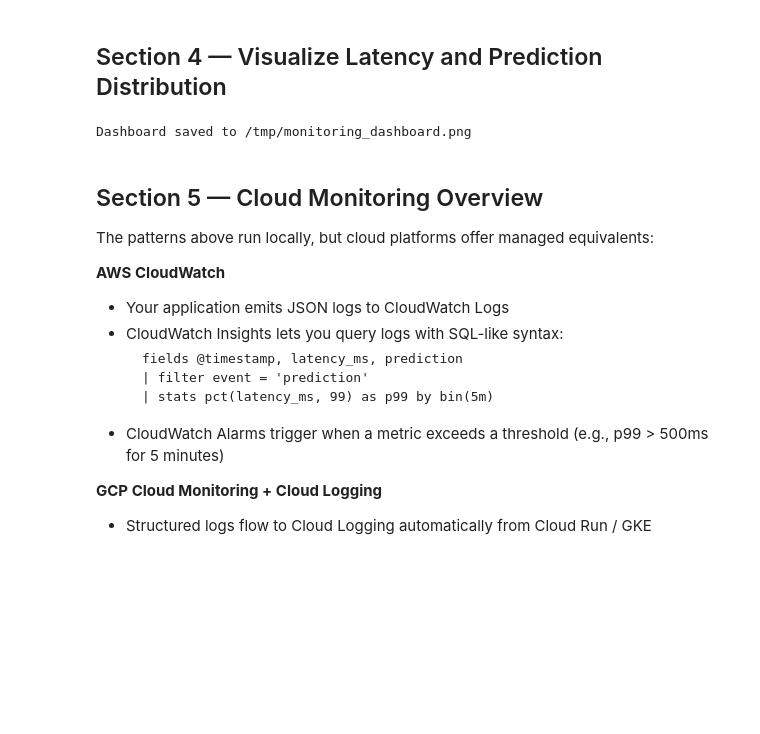
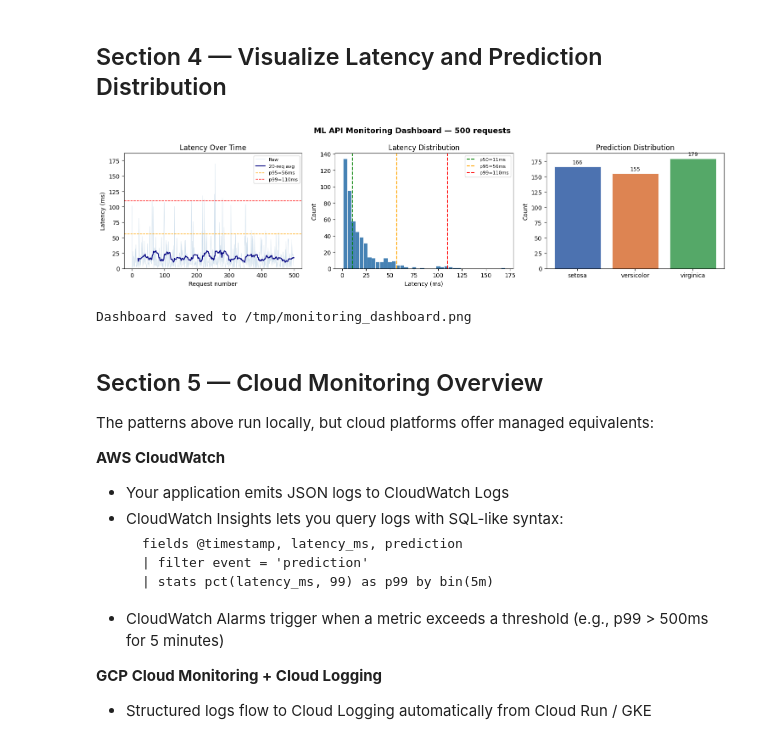
Before and after one commit to A-Alwabel/AI-Diploma-Program, a Jupyter notebook: Course 11/unit3-cloud-deployment/examples/06_monitoring_logging_cloud.ipynb, the cells around one changed output. Saved outputs shown, nothing was run; the diff lists cells and outputs as text; code cells hidden in the pictures; blank space fills up the shorter version.

```diff
--- a/Course 11/unit3-cloud-deployment/examples/06_monitoring_logging_cloud.ipynb
+++ b/Course 11/unit3-cloud-deployment/examples/06_monitoring_logging_cloud.ipynb
@@ -228,8 +228,9 @@ Min confidence    : 0.510
 # %% [markdown]
 ## Section 4 — Visualize Latency and Prediction Distribution
 # %%
-import matplotlib
-matplotlib.use('Agg')
+# Build the 3-panel monitoring dashboard: latency over time, latency
+# distribution, and prediction-class distribution. Rendered inline (no 'Agg'
+# backend switch) so the charts are visible in the notebook itself.
 import matplotlib.pyplot as plt
 import matplotlib.ticker as ticker
 
@@ -252,33 +253,34 @@ ax.set_ylim(0, min(latencies.max() * 1.1, 300))
 # Plot 2: Latency distribution
 ax = axes[1]
 ax.hist(latencies, bins=40, color='steelblue', edgecolor='white', linewidth=0.5)
 ax.axvline(p50, color='green', linestyle='--', label=f'p50={p50:.0f}ms')
 ax.axvline(p95, color='orange', linestyle='--', label=f'p95={p95:.0f}ms')
 ax.axvline(p99, color='red', linestyle='--', label=f'p99={p99:.0f}ms')
 ax.set_title('Latency Distribution')
 ax.set_xlabel('Latency (ms)')
 ax.set_ylabel('Count')
 ax.legend(fontsize=8)
 
 # Plot 3: Prediction distribution
 ax = axes[2]
 pred_counts = Counter(predictions)
 labels = sorted(pred_counts.keys())
 counts = [pred_counts[l] for l in labels]
 colors = ['#4C72B0', '#DD8452', '#55A868']
 bars = ax.bar(labels, counts, color=colors[:len(labels)], edgecolor='white', linewidth=0.5)
 for bar, count in zip(bars, counts):
     ax.text(bar.get_x() + bar.get_width()/2, bar.get_height() + 3,
             str(count), ha='center', va='bottom', fontsize=9)
 ax.set_title('Prediction Distribution')
 ax.set_ylabel('Count')
 
 plt.suptitle(f'ML API Monitoring Dashboard — {len(pred_records)} requests', fontsize=13, fontweight='bold')
 plt.tight_layout()
 plt.savefig('/tmp/monitoring_dashboard.png', dpi=100, bbox_inches='tight')
 plt.show()
 print('Dashboard saved to /tmp/monitoring_dashboard.png')
 # %% [output]
+[figure, added]
 Dashboard saved to /tmp/monitoring_dashboard.png
 # %% [markdown]
 ## Section 5 — Cloud Monitoring Overview
```
Also changed, not shown: parts of 2 cells of this notebook, 12 other files.
